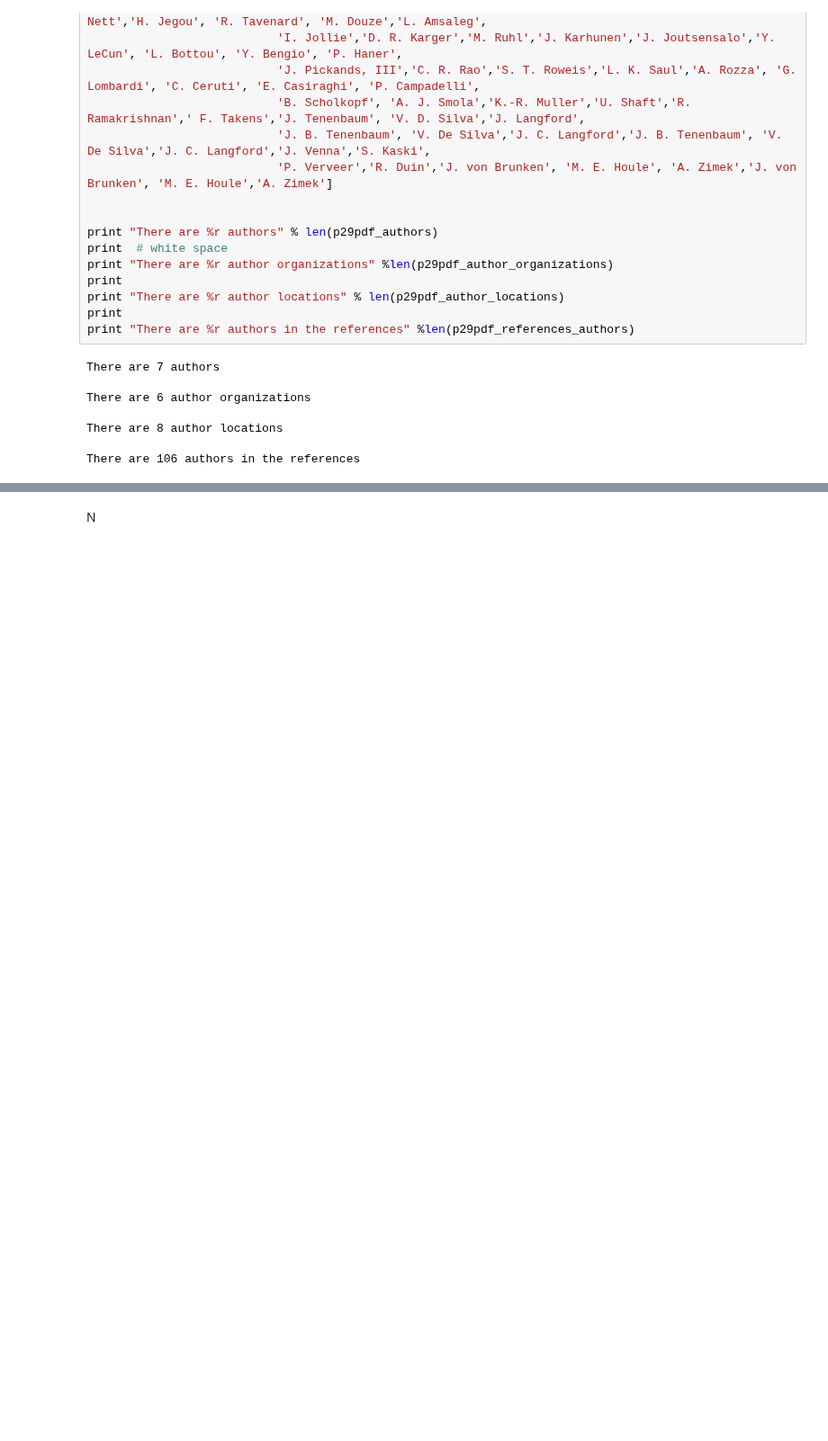
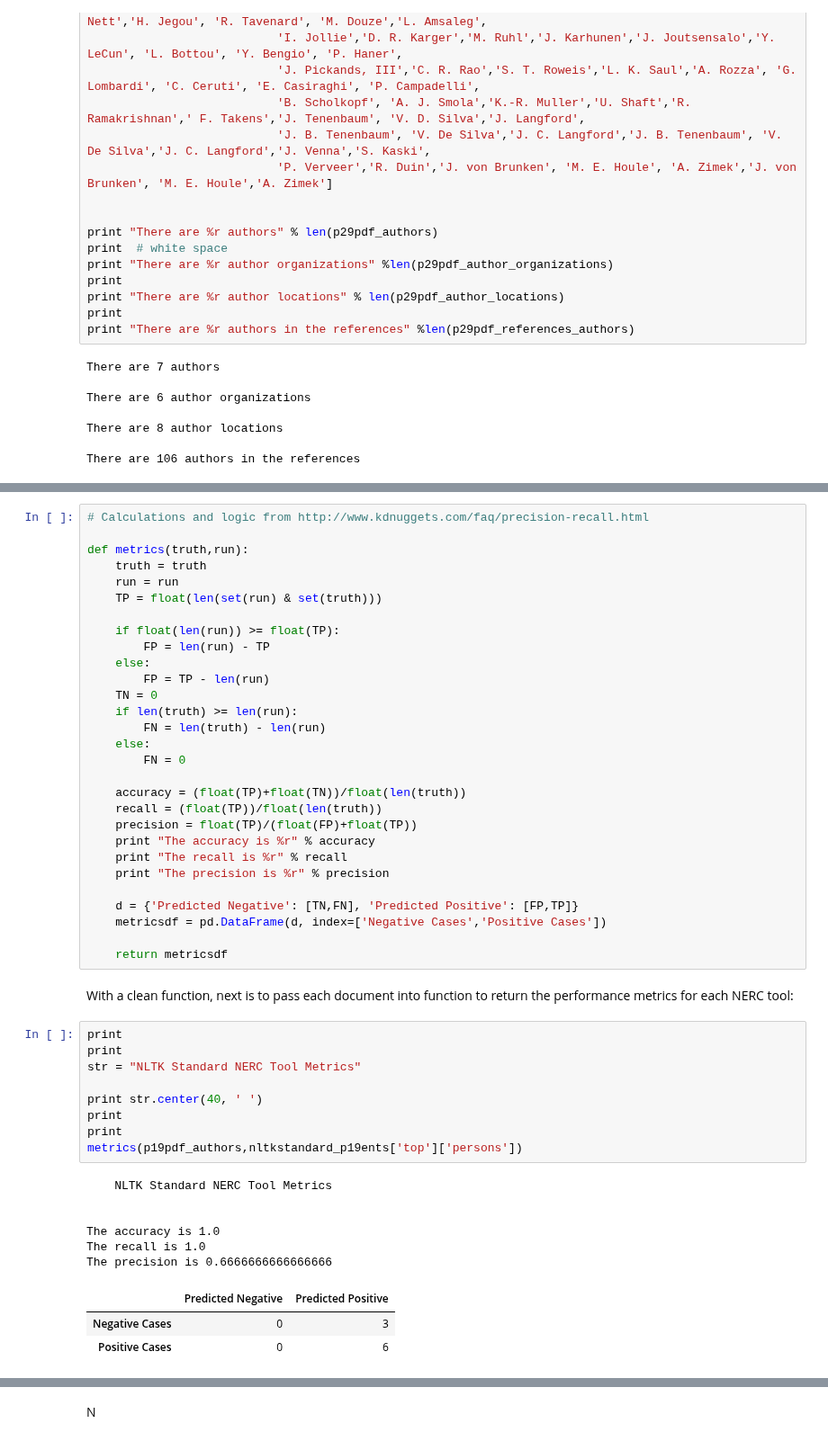
Before and after one commit to linwoodc3/LC3-Creations, a Jupyter notebook: DDL/namedentityblog/blogdraft.ipynb, the cells around one changed output, grey strips where cells are left out. Shown at 90% size. Cells and saved outputs as stored; diff of their text form; blank space fills up the shorter version.

```diff
--- a/DDL/namedentityblog/blogdraft.ipynb
+++ b/DDL/namedentityblog/blogdraft.ipynb
@@ -749,0 +712,50 @@ Common persons in each list (These are the entities that matched exactly!)
+# %%
+# Calculations and logic from http://www.kdnuggets.com/faq/precision-recall.html
+
+def metrics(truth,run):
+    truth = truth
+    run = run
+    TP = float(len(set(run) & set(truth)))
+
+    if float(len(run)) >= float(TP):
+        FP = len(run) - TP
+    else:
+        FP = TP - len(run)
+    TN = 0
+    if len(truth) >= len(run):
+        FN = len(truth) - len(run)
+    else:
+        FN = 0
+
+    accuracy = (float(TP)+float(TN))/float(len(truth))
+    recall = (float(TP))/float(len(truth))
+    precision = float(TP)/(float(FP)+float(TP))
+    print "The accuracy is %r" % accuracy
+    print "The recall is %r" % recall
+    print "The precision is %r" % precision
+
+    d = {'Predicted Negative': [TN,FN], 'Predicted Positive': [FP,TP]}
+    metricsdf = pd.DataFrame(d, index=['Negative Cases','Positive Cases'])
+
+    return metricsdf
+# %% [markdown]
+With a clean function, next is to pass each document into function to return the performance metrics for each NERC tool:
+# %%
+print
+print
+str = "NLTK Standard NERC Tool Metrics"
+
+print str.center(40, ' ')
+print
+print
+metrics(p19pdf_authors,nltkstandard_p19ents['top']['persons'])
+# %% [output]
+    NLTK Standard NERC Tool Metrics
+
+
+The accuracy is 1.0
+The recall is 1.0
+The precision is 0.6666666666666666
+|  | Predicted Negative | Predicted Positive |
+| Negative Cases | 0 | 3 |
+| Positive Cases | 0 | 6 |
```
Also changed, not shown: parts of 60 cells of this notebook.
